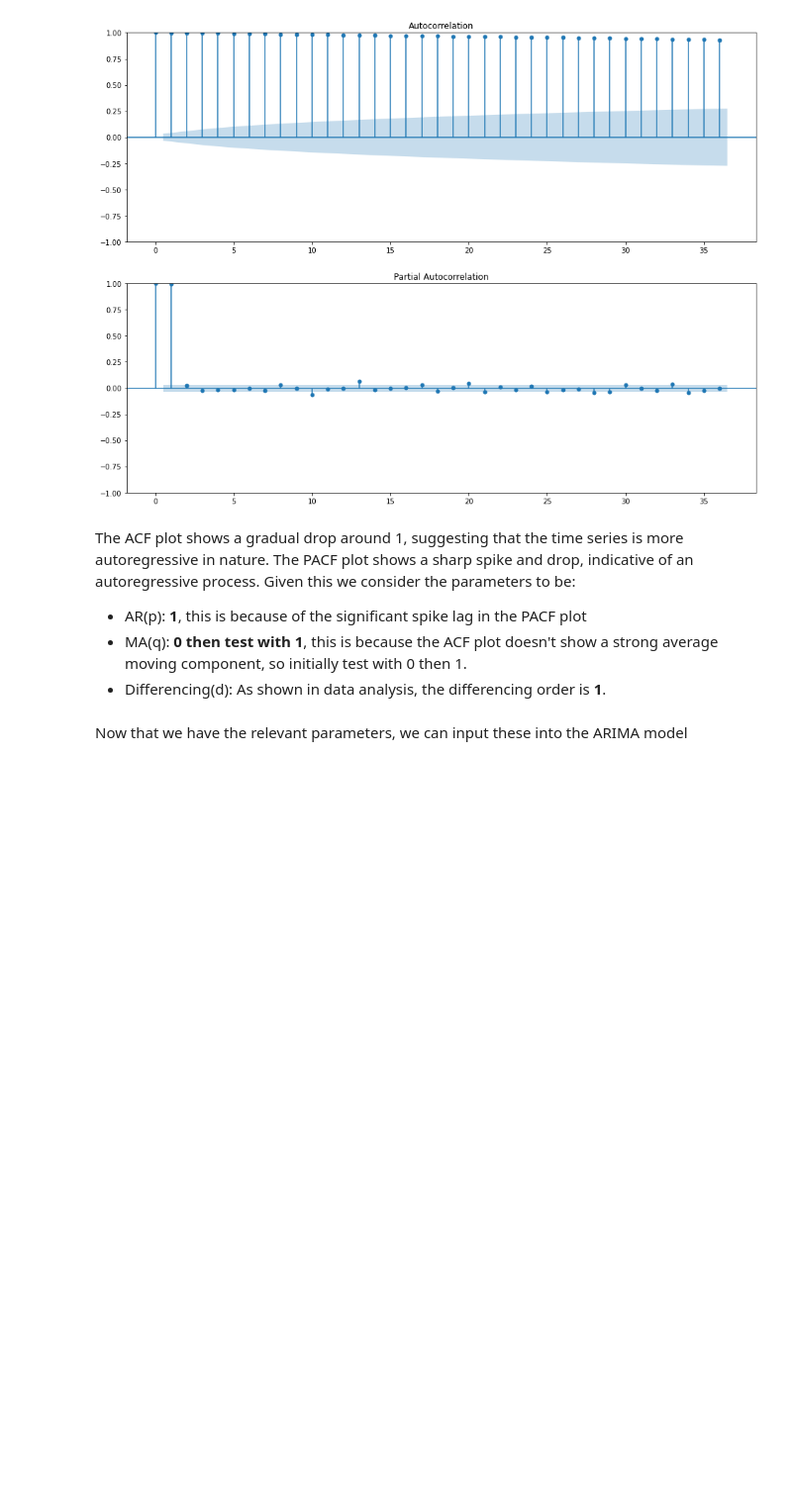
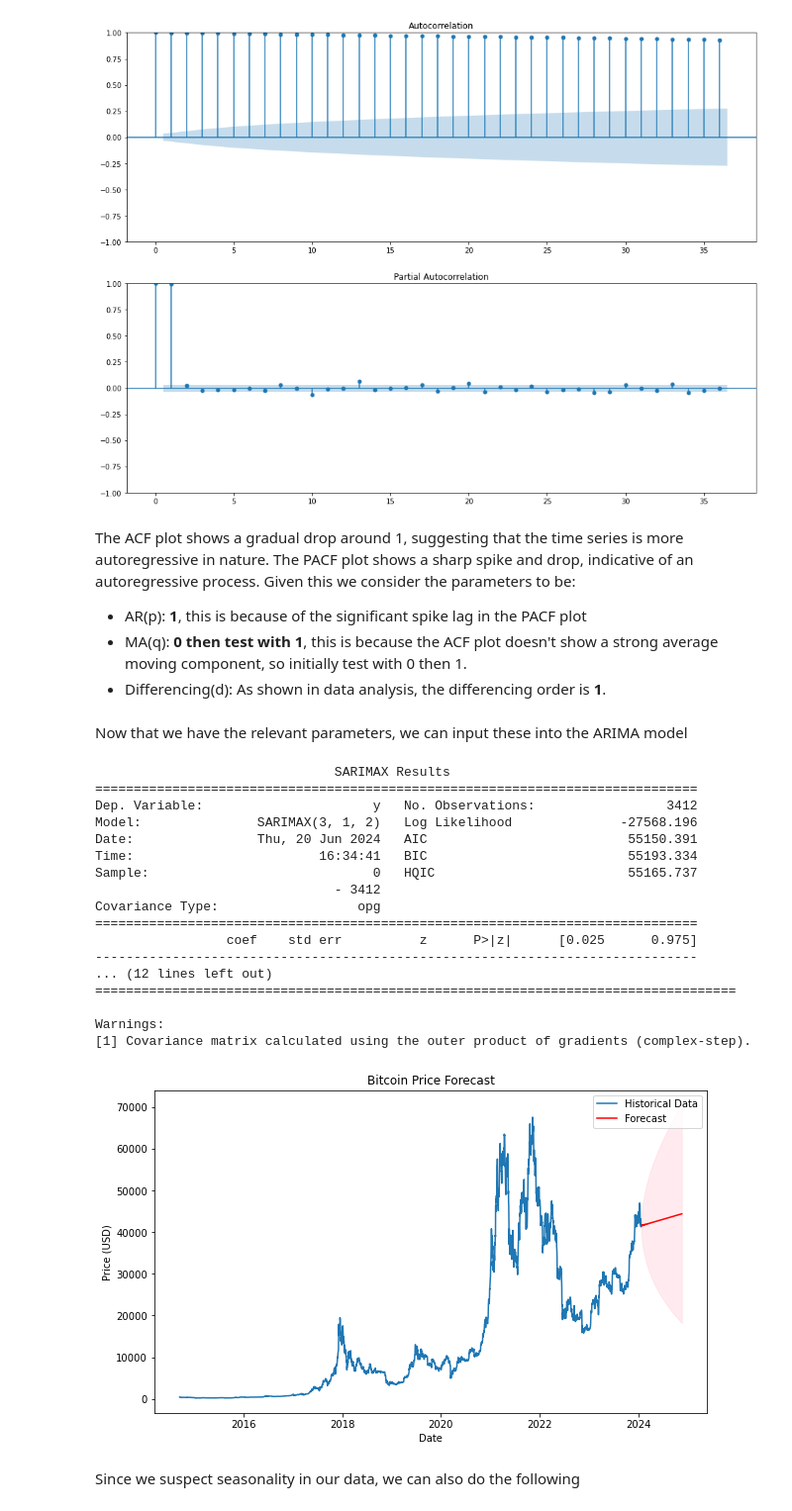
Before and after one commit to YashVG/crypto_ts, a Jupyter notebook: 03_model_id.ipynb, the cells around one changed output. Shown at 99% size. Cells and saved outputs as stored; diff of their text form; code cells hidden in the pictures; blank space fills up the shorter version.

```diff
--- a/03_model_id.ipynb
+++ b/03_model_id.ipynb
@@ -39,3 +39,5 @@ The ACF plot shows a gradual drop around 1, suggesting that the time series is m
 - Differencing(d): As shown in data analysis, the differencing order is **1**.
 # %% [markdown]
 Now that we have the relevant parameters, we can input these into the ARIMA model
+# %%
+btc_data = pd.read_csv('data/btc_data.csv')
@@ -42 +46,47 @@ Now that we have the relevant parameters, we can input these into the ARIMA mode
+# %%
+
+btc_data['Date'] = pd.to_datetime(btc_data['Date'])
+btc_data.set_index('Date', inplace=True)
+btc_data = btc_data.dropna().astype(float)
+# %%
+# Use pmdarima to find the best ARIMA model
+model = pm.auto_arima(btc_data['Close'], seasonal=False, stepwise=True, suppress_warnings=True)
+
+# Print model summary
+print(model.summary())
+
+# Forecast the next 30 days
+forecast, conf_int = model.predict(n_periods=300, return_conf_int=True)
+
+# Plot the historical data and the forecast
+plt.figure(figsize=(10, 6))
+plt.plot(btc_data['Close'], label='Historical Data')
+plt.plot(pd.date_range(start=btc_data.index[-1], periods=300, freq='D'), forecast, label='Forecast', color='red')
+plt.fill_between(pd.date_range(start=btc_data.index[-1], periods=300, freq='D'), conf_int[:, 0], conf_int[:, 1], color='pink', alpha=0.3)
+plt.title('Bitcoin Price Forecast')
+plt.xlabel('Date')
+plt.ylabel('Price (USD)')
+plt.legend()
+plt.show()
+# %% [output]
+                               SARIMAX Results
+==============================================================================
+Dep. Variable:                      y   No. Observations:                 3412
+Model:               SARIMAX(3, 1, 2)   Log Likelihood              -27568.196
+Date:                Thu, 20 Jun 2024   AIC                          55150.391
+Time:                        16:34:41   BIC                          55193.334
+Sample:                             0   HQIC                         55165.737
+                               - 3412
+Covariance Type:                  opg
+==============================================================================
+                 coef    std err          z      P>|z|      [0.025      0.975]
+------------------------------------------------------------------------------
+... (12 lines left out)
+===================================================================================
+
+Warnings:
+[1] Covariance matrix calculated using the outer product of gradients (complex-step).
+[figure, added]
+# %% [markdown]
+Since we suspect seasonality in our data, we can also do the following
 # %%
```
Also changed, not shown: parts of 2 cells of this notebook.
